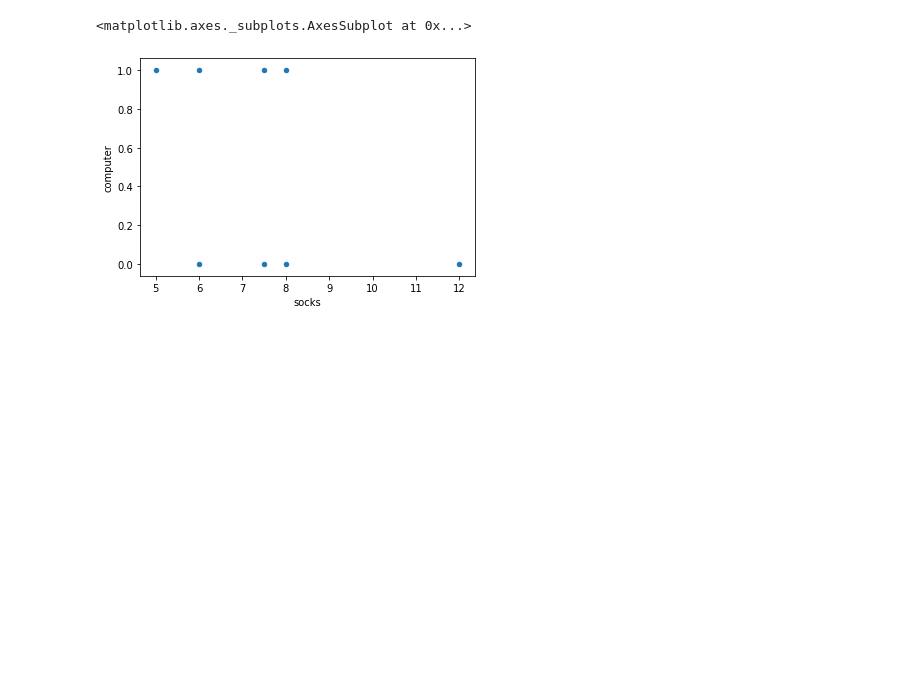
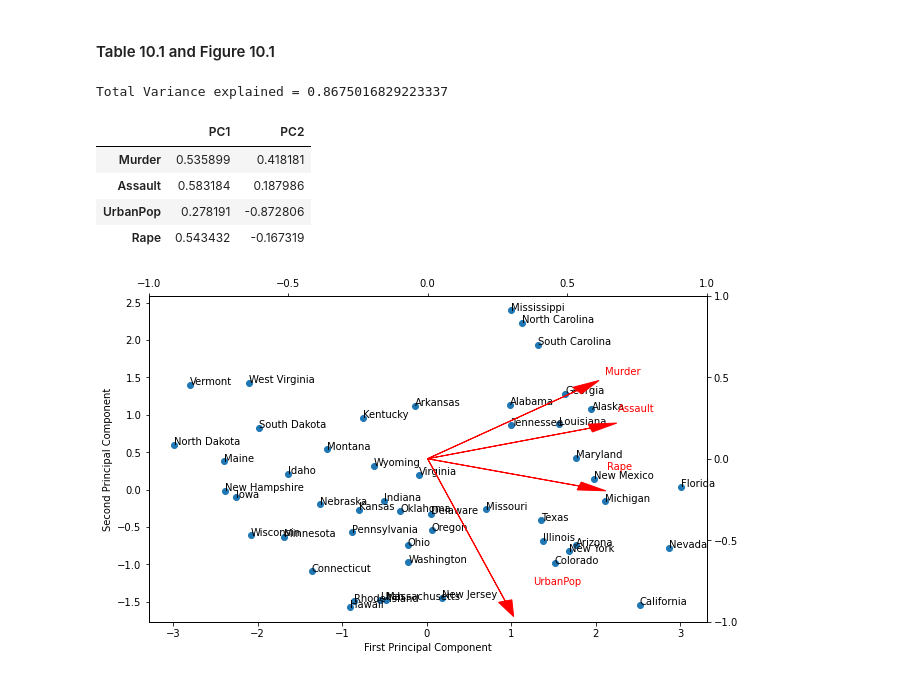
Before and after one commit to plasmon360/ISL_python, a Jupyter notebook: Chapter10.ipynb, the cells around one changed output. Cells and saved outputs as stored; diff of their text form; code cells hidden in the pictures; blank space fills up the shorter version.

Commit message:
added PCA figures in Chap 10

```diff
--- a/Chapter10.ipynb
+++ b/Chapter10.ipynb
@@ -23,5 +1,54 @@ df.T.plot(kind='bar')
-# %%
-df.plot(x='socks',y='computer',kind = 'scatter')
-# %% [output]
-<matplotlib.axes._subplots.AxesSubplot at 0x...>
-[figure, removed]
+# %%
+import pandas as pd
+import matplotlib.pyplot as plt
+import seaborn as sns
+from sklearn.decomposition import PCA
+data = pd.read_csv('./Data/USArrests.csv',index_col=0)
+# %%
+def pca_calc(X,n_components=2):
+    pca = PCA(n_components)
+    pca.fit(X)
+    variance_explained = pca.explained_variance_ratio_
+    print(f"Total Variance explained = {variance_explained.sum()}")
+    Y = pca.fit_transform(X)
+    components = pca.components_
+    comp_df = pd.DataFrame(components.T)
+    comp_df = comp_df.set_index(keys=data.columns)
+    comp_df.columns=[f"PC{i+1}" for i in range(n_components)]
+
+    biplot, ax = plt.subplots(figsize=(10,6))
+    ax.plot(Y[:,0], Y[:, 1],'o')
+    ax.set_xlabel('First Principal Component')
+    ax.set_ylabel('Second Principal Component')
+    for idx in range(Y.shape[0]):
+        ax.text(Y[idx, 0], Y[idx,1], data.index[idx])
+
+    ax2 = ax.twinx().twiny()
+    ax2.set_xticks([-1,-0.5,0,0.5,1])
+    ax2.set_yticks([-1,-0.5,0,0.5,1])
+    ax2.set_xlim([-1,1])
+    ax2.set_ylim([-1,1])
+
+    for comp in range(components.shape[1]):
+        ax2.arrow(0, 0, components[0,comp], components[1,comp],
+                 head_width=0.05, head_length=0.1, fc='r', ec='r')
+        ax2.text(components[0,comp]+0.1, components[1,comp]+0.1,data.columns[comp],color='r')
+    return variance_explained, comp_df,biplot
+# %%
+from sklearn.preprocessing import StandardScaler
+scaler = StandardScaler()
+scaler.fit(data)
+X = scaler.transform(data)
+# %% [markdown]
+#### Table 10.1 and Figure 10.1
+# %%
+variance_explained, comp_df, fig = pca_calc(X)
+comp_df
+# %% [output]
+Total Variance explained = 0.8675016829223337
+|  | PC1 | PC2 |
+| Murder | 0.535899 | 0.418181 |
+| Assault | 0.583184 | 0.187986 |
+| UrbanPop | 0.278191 | -0.872806 |
+| Rape | 0.543432 | -0.167319 |
+[figure, added]
```
Also changed, not shown: parts of 9 cells of this notebook.
